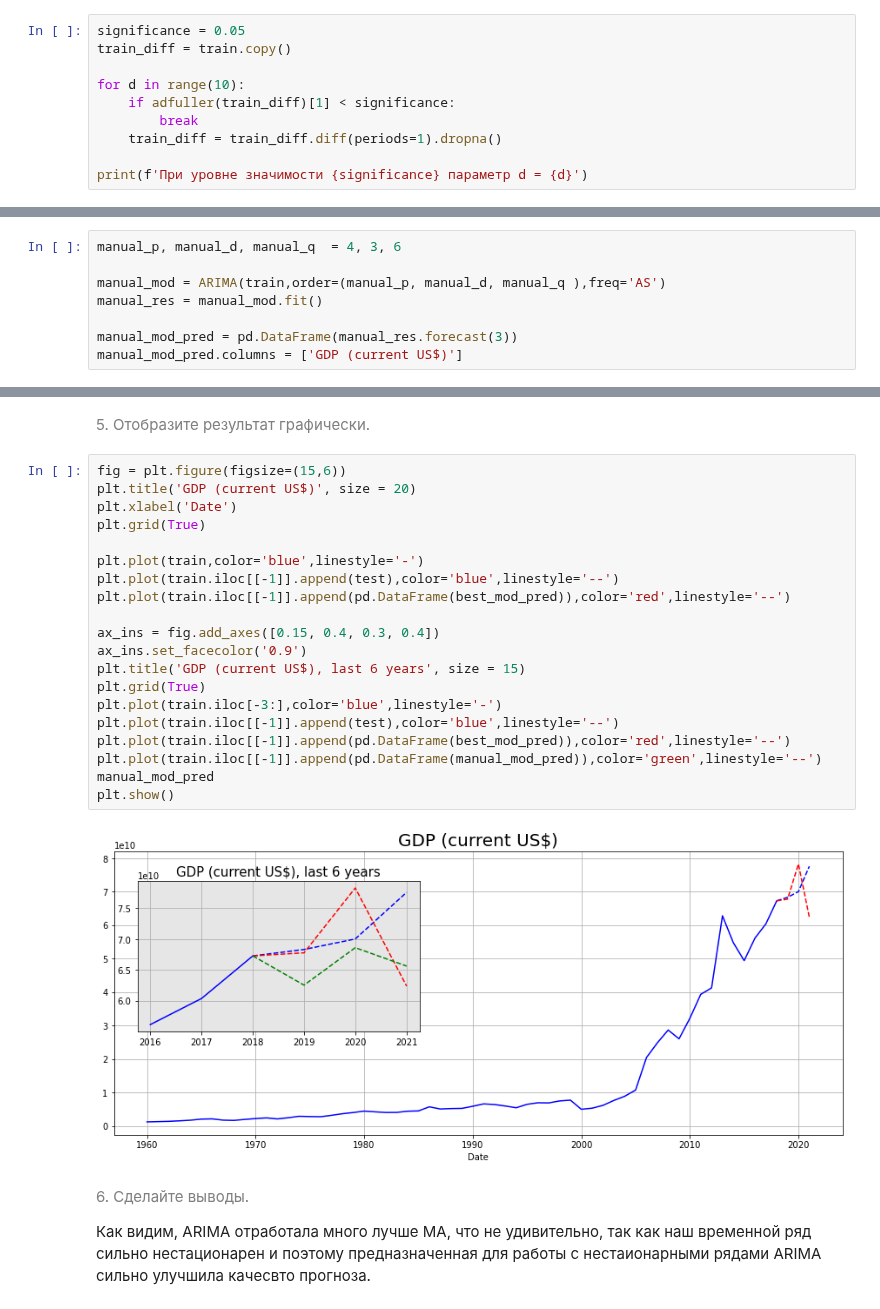
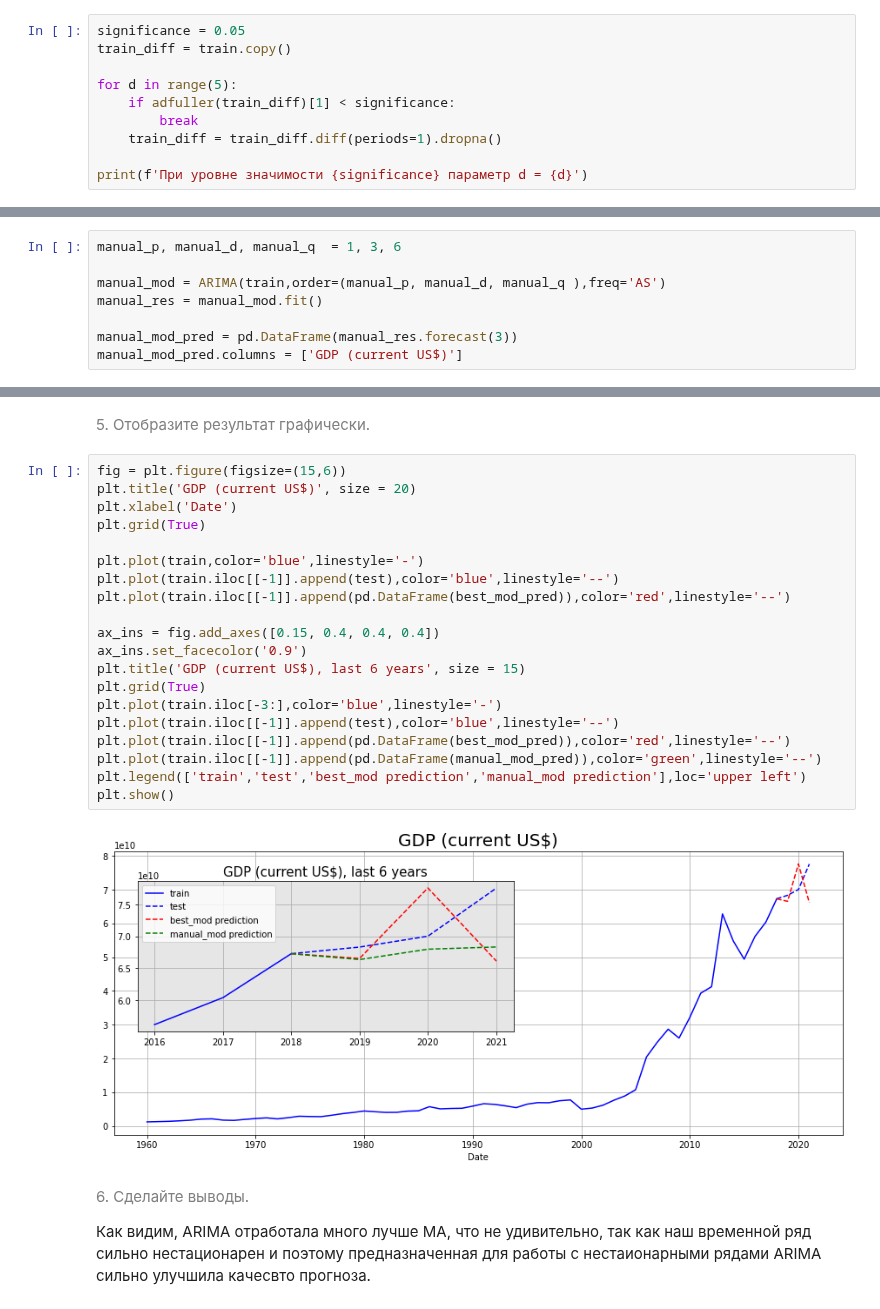
Before and after one commit to IvanovDmitryV/skillfactory_rds, a Jupyter notebook: Unit_7_restart/Project_7.ipynb, the cells around one changed output, grey strips where cells are left out. Saved outputs shown, nothing was run; the diff lists cells and outputs as text.

```diff
--- a/Unit_7_restart/Project_7.ipynb
+++ b/Unit_7_restart/Project_7.ipynb
@@ -90,7 +90,7 @@ P-value многократно превышает самый толерантн
 significance = 0.05
 train_diff = train.copy()
 
-for d in range(10):
+for d in range(5):
     if adfuller(train_diff)[1] < significance:
         break
     train_diff = train_diff.diff(periods=1).dropna()
@@ -146,7 +177,7 @@ print('\tмаскимальное значение AIC = {:.3f} '.format(aic_ser
 # %% [markdown]
 <span style="color: gray">4. Постройте модель с наилучшими параметрами и выполните предсказание на три года.<span>
 # %%
-manual_p, manual_d, manual_q  = 4, 3, 6
+manual_p, manual_d, manual_q  = 1, 3, 6
 
 manual_mod = ARIMA(train,order=(manual_p, manual_d, manual_q ),freq='AS')
 manual_res = manual_mod.fit()
@@ -166,25 +197,25 @@ best_mod_pred.columns = ['GDP (current US$)']
 # %%
 fig = plt.figure(figsize=(15,6))
 plt.title('GDP (current US$)', size = 20)
 plt.xlabel('Date')
 plt.grid(True)
 
 plt.plot(train,color='blue',linestyle='-')
 plt.plot(train.iloc[[-1]].append(test),color='blue',linestyle='--')
 plt.plot(train.iloc[[-1]].append(pd.DataFrame(best_mod_pred)),color='red',linestyle='--')
 
-ax_ins = fig.add_axes([0.15, 0.4, 0.3, 0.4])
+ax_ins = fig.add_axes([0.15, 0.4, 0.4, 0.4])
 ax_ins.set_facecolor('0.9')
 plt.title('GDP (current US$), last 6 years', size = 15)
 plt.grid(True)
 plt.plot(train.iloc[-3:],color='blue',linestyle='-')
 plt.plot(train.iloc[[-1]].append(test),color='blue',linestyle='--')
 plt.plot(train.iloc[[-1]].append(pd.DataFrame(best_mod_pred)),color='red',linestyle='--')
 plt.plot(train.iloc[[-1]].append(pd.DataFrame(manual_mod_pred)),color='green',linestyle='--')
-manual_mod_pred
+plt.legend(['train','test','best_mod prediction','manual_mod prediction'],loc='upper left')
 plt.show()
 # %% [output]
-[figure, old version]
+[figure, new version]
 # %% [markdown]
 <span style="color: gray">6. Сделайте выводы.<span>
 
```
Also changed, not shown: parts of 6 cells of this notebook, 1 other file.
